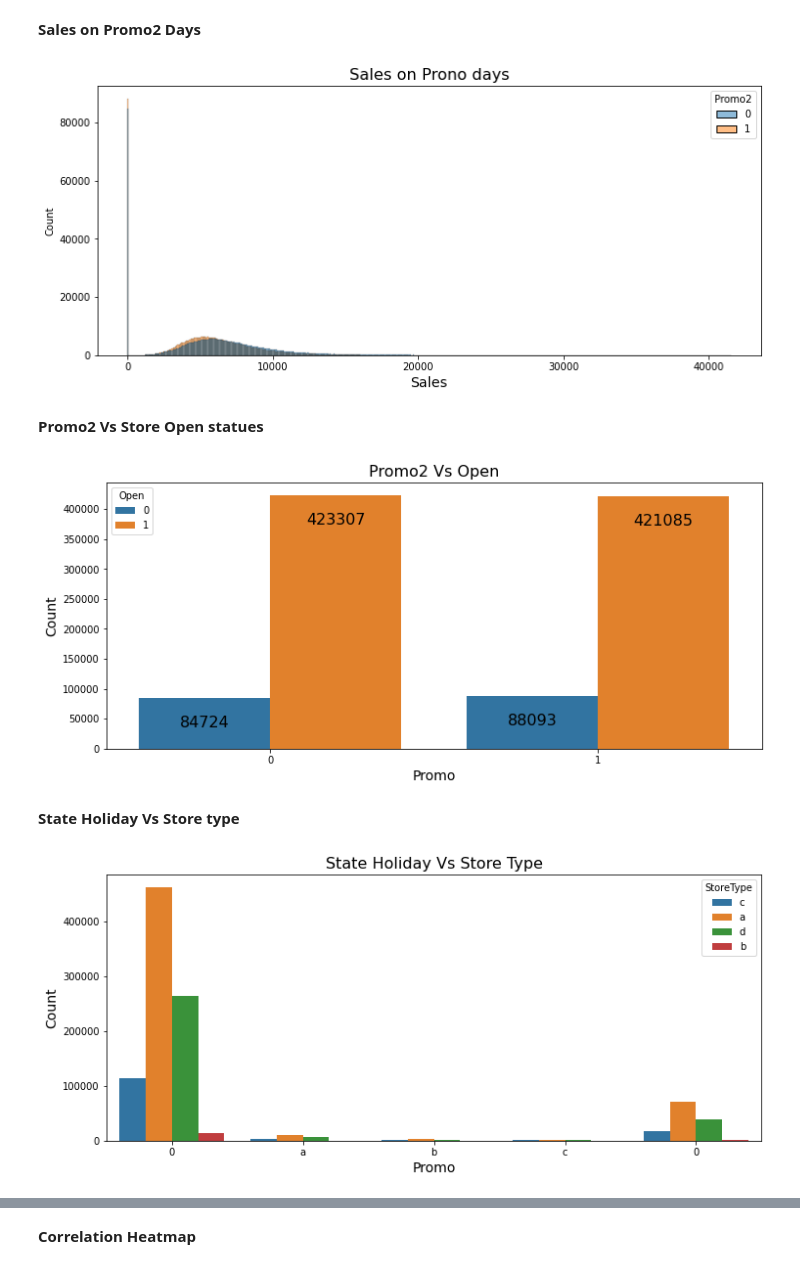
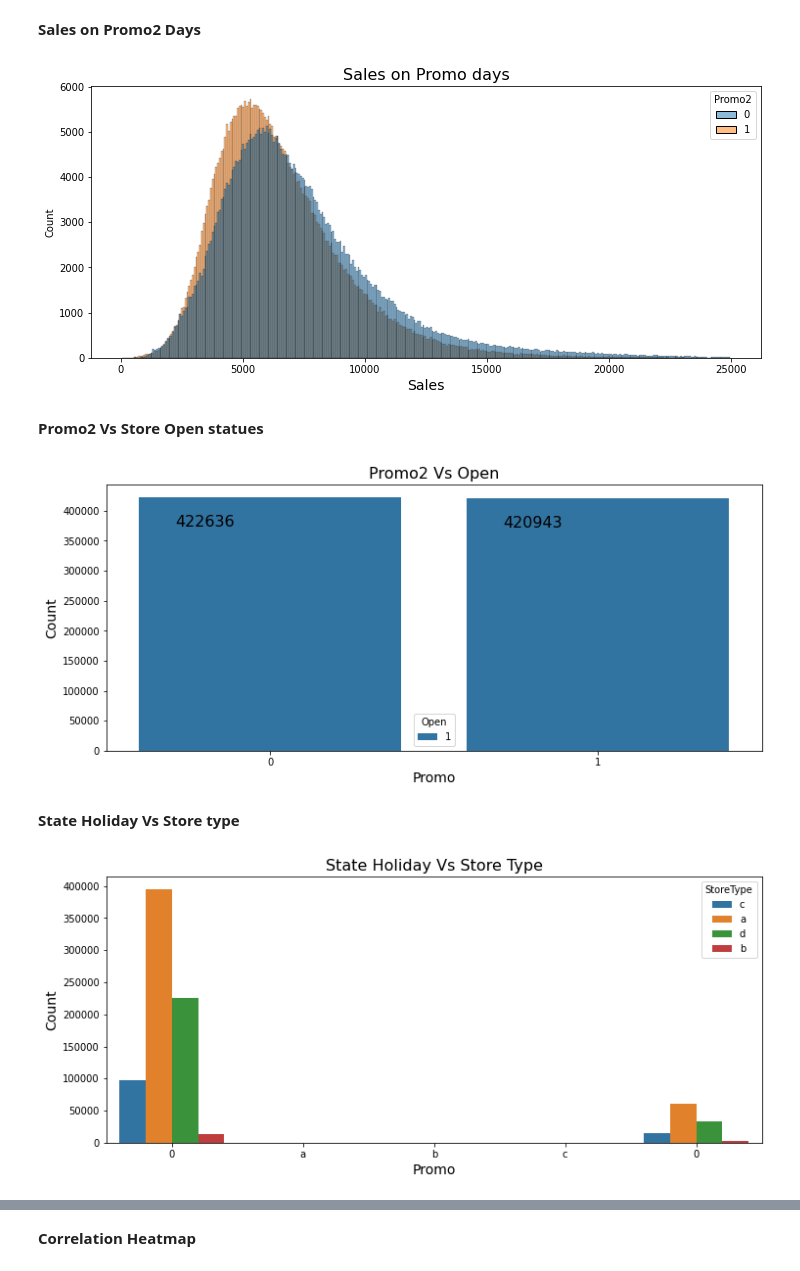
Before and after one commit to Narayan718/Rossmann_stores, a Jupyter notebook: Rossmann.ipynb, the cells around one changed output, grey strips where cells are left out. Cells and saved outputs as stored; diff of their text form; code cells hidden in the pictures.

Commit message:
Regression model on retail sales prediction

```diff
--- a/Rossmann.ipynb
+++ b/Rossmann.ipynb
@@ -311,3 +320,6 @@ plt.show()
+# %%
+sales_df = sales_df[sales_df['Sales'] > 0]
+sales_df = sales_df[sales_df['Sales'] < 25000]
 # %%
 #plotting the data of sales on promo days
 plt.figure(figsize=(12,5))
@@ -634,12 +637,12 @@ plt.show()
 # %%
 #plotting the data of sales on promo days
 plt.figure(figsize=(12,5))
 sns.histplot(hue='Promo2', x='Sales', data=data)
-plt.title('Sales on Prono days', size=16)
+plt.title('Sales on Promo days', size=16)
 plt.xlabel('Sales', size=14)
 plt.show()
 # %% [output]
-[figure, old version]
+[figure, new version]
 # %% [markdown]
 **Promo2 Vs Store Open statues**
 # %%
@@ -654,7 +657,7 @@ for p in ax.patches:
 
 plt.show()
 # %% [output]
-[figure, old version]
+[figure, new version]
 # %% [markdown]
 **State Holiday Vs Store type**
 # %%
@@ -666,7 +669,7 @@ plt.xlabel('Promo', size=14)
 plt.ylabel('Count', size=14)
 plt.show()
 # %% [output]
-[figure, old version]
+[figure, new version]
 # %%
 #scatterplot of customers and competition distance
 plt.figure(figsize=(12,5))
```
Also changed, not shown: parts of 61 cells of this notebook.
